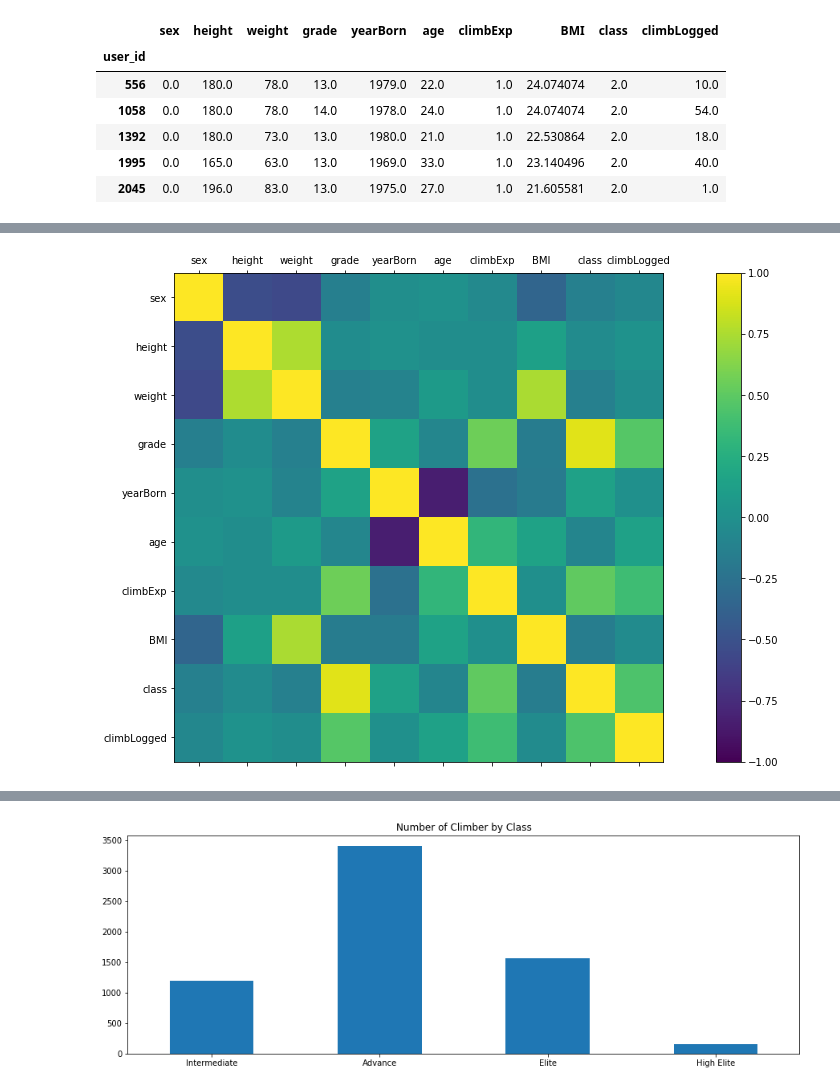
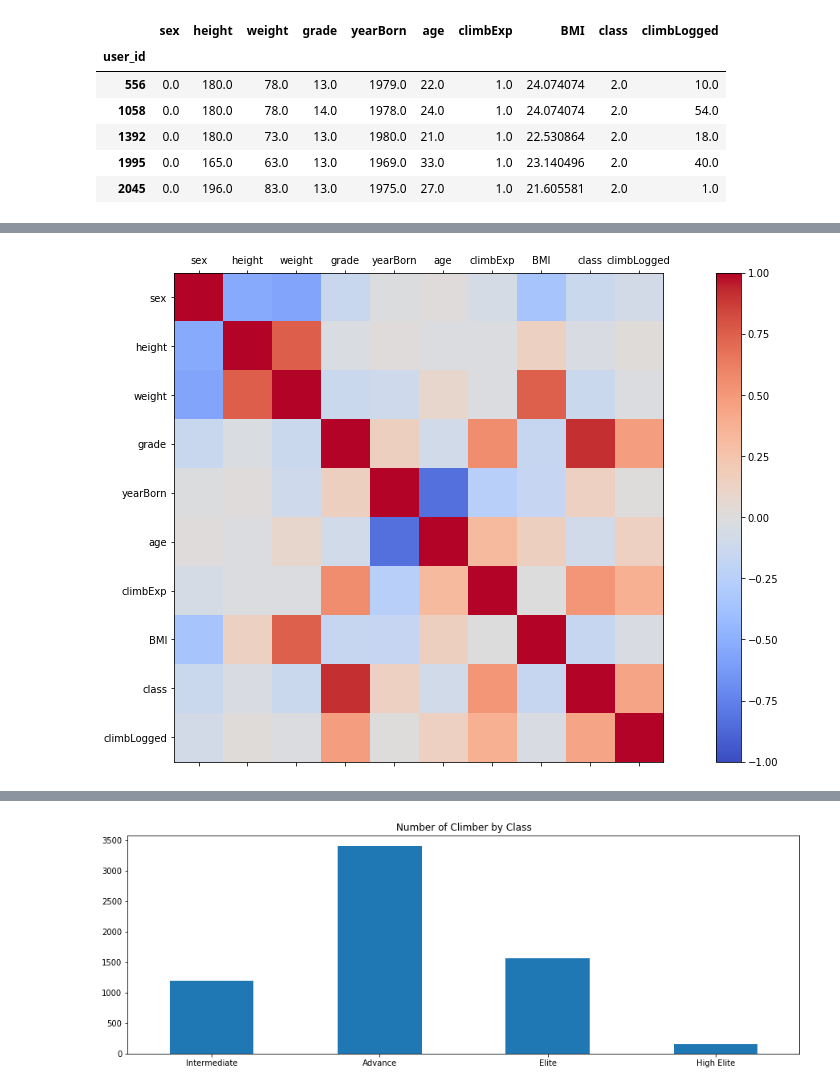
Before and after one commit to Godlob/climbLogbook_dataVisualization, a Jupyter notebook: user.ipynb, the cells around one changed output, grey strips where cells are left out. Saved outputs shown, nothing was run; the diff lists cells and outputs as text; code cells hidden in the pictures.

```diff
--- a/user.ipynb
+++ b/user.ipynb
@@ -341,13 +313,13 @@ final_mldf0.corr()
 # %%
 fig = plt.figure(figsize=(19,9))
 ax = fig.add_subplot(111)
-cax = ax.matshow(final_mldf0.corr(), vmin=-1, vmax=1)
+cax = ax.matshow(final_mldf0.corr(), vmin=-1, vmax=1, cmap='coolwarm')
 fig.colorbar(cax)
 ticks = np.arange(0,10,1)
 ax.set_xticks(ticks)
 ax.set_yticks(ticks)
 ax.set_xticklabels(['sex','height','weight','grade','yearBorn','age','climbExp','BMI','class','climbLogged'])
 ax.set_yticklabels(['sex','height','weight','grade','yearBorn','age','climbExp','BMI','class','climbLogged'])
 plt.show()
 # %% [output]
-[figure, old version]
+[figure, new version]
```
Also changed, not shown: parts of 13 cells of this notebook.
